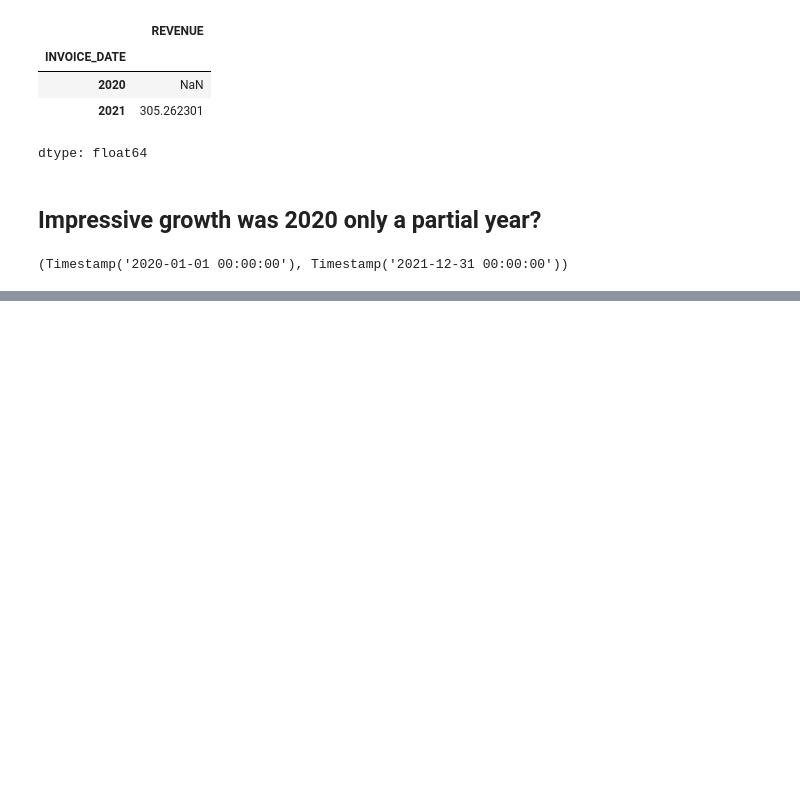
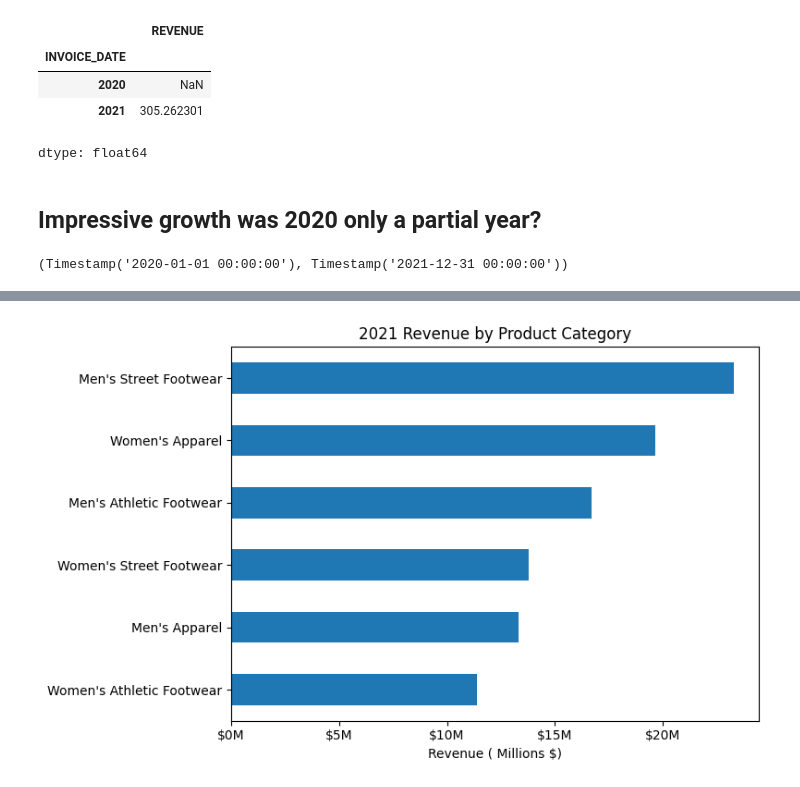
Before and after one commit to Cory-Suhr/rush-sales-analysis-final-project, a Jupyter notebook: rush_sales_analysis.ipynb, the cells around one changed output, grey strips where cells are left out. Saved outputs shown, nothing was run; the diff lists cells and outputs as text; code cells hidden in the pictures; blank space fills up the shorter version.

Commit message:
Created some visuals for the final presentation

```diff
--- a/rush_sales_analysis.ipynb
+++ b/rush_sales_analysis.ipynb
@@ -837,0 +846,4 @@ retailer_product_pct
+# %%
+# create product_sales
+product_sales = (sales_2021.groupby('PRODUCT_NAME')['REVENUE'].sum().sort_values(ascending=False))
+product_sales
@@ -837,0 +863,14 @@ retailer_product_pct
+# %%
+# Chart 1 revenue by product 2021 Horizontal bar chart
+product_sales.sort_values().plot(
+    kind='barh',
+    figsize=(8,5)
+)
+
+plt.title('2021 Revenue by Product Category')
+plt.xlabel('Revenue (Millions $)')
+plt.gca().xaxis.set_major_formatter(FuncFormatter(lambda x, pos: f'${x/1_000_000:.0f}M'))
+plt.ylabel('')
+plt.tight_layout()
+# %% [output]
+[figure, added]
```
Also changed, not shown: parts of 8 cells of this notebook.
